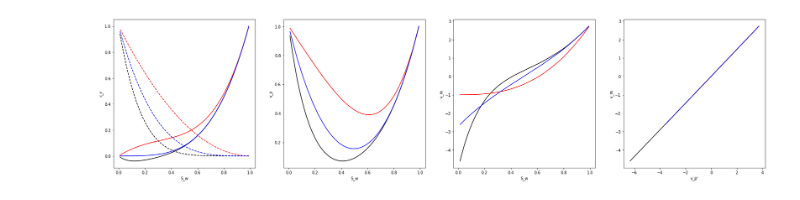
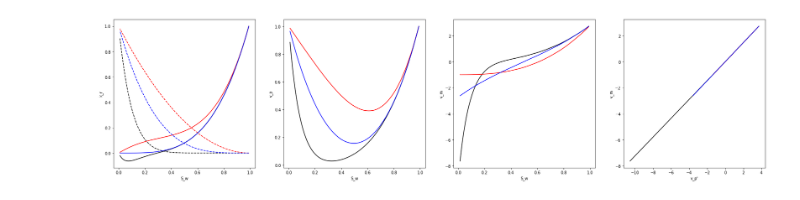
Before and after one commit to thomaram/Co-moving-velocity, a Jupyter notebook: solve_kr_plot.ipynb, the cells around one changed output. Cells and saved outputs as stored; diff of their text form; code cells hidden in the pictures.

```diff
--- a/solve_kr_plot.ipynb
+++ b/solve_kr_plot.ipynb
@@ -6,63 +6,62 @@ from scipy.integrate import solve_ivp
 import matplotlib.pyplot as plt
 
 
-
 kr_w0 = np.array([1]) # End-point kr_w and initial value
 kr_w02 = np.array([1]) # End-point kr_w and initial value
 kr_w03 = np.array([1]) # End-point kr_w and initial value
 
 
 b = 0.73 # n_b = 3.7 is the corresponding exp for symmetric Corey curves with a = 0.
-kr_n0 = 1 # End-point relperm
+kr_n0 = 1.0 # End-point relperm
 M = 1.0 # Visc match
 
-
-n_o1 = 6.0
+n_o1 = 10.0
 a1 = -0.0
-
 n_o2 = 2.0
 a2 = -0.0  # TR: Assume this is symmetric around 0: a > 0 if n_o < n_b
-
 n_o3 = 3.71
 a3 = -0.0
 
+## Corey fuctions
+def krn_Corey(kr_n0, n_o, sw): return kr_n0 * (1 - sw)**n_o
+def dkrn_Corey(kr_n0, n_o, sw): return -kr_n0 * n_o * (1 - sw)**(n_o - 1)
 
+dkr_w1 = lambda sw, kr_w: 1/(1-b) * (kr_w/sw +
+                                     b*M*dkrn_Corey(kr_n0, n_o1, sw) -
+                                     (M*dkrn_Corey(kr_n0, n_o1, sw) +
+                                      M*krn_Corey(kr_n0, n_o1, sw)/(1-sw)) + a1)
 
+dkr_w2 = lambda sw, kr_w: 1/(1-b) * (kr_w/sw +
+                                     b*M*dkrn_Corey(kr_n0, n_o2, sw) -
+                                     (M*dkrn_Corey(kr_n0, n_o2, sw) +
+                                      M*krn_Corey(kr_n0, n_o2, sw)/(1-sw)) + a2)
 
-
-f  = lambda sw, k_rw : 1/(1-b) * (k_rw/sw + (b*(-1)*kr_n0*n_o1
-                                            - (kr_n0*(n_o1-1)*(-1)))*(1.0 - sw)**(n_o1-1) + a1)
-
-f2 = lambda sw, k_rw : 1/(1-b) * (k_rw/sw + (b*(-1)*kr_n0*n_o2
-                                            - (kr_n0*(n_o2-1)*(-1)))*(1.0 - sw)**(n_o2-1) + a2)
-
-f3 = lambda sw, k_rw : 1/(1-b) * (k_rw/sw + (b*(-1)*kr_n0*n_o3
-                                            - (kr_n0*(n_o3-1)*(-1)))*(1.0 - sw)**(n_o3-1) + a3)
-
+dkr_w3 = lambda sw, kr_w: 1/(1-b) * (kr_w/sw + b*M*dkrn_Corey(kr_n0, n_o3, sw) -
+                                     (M*dkrn_Corey(kr_n0, n_o3, sw) +
+                                      M*krn_Corey(kr_n0, n_o3, sw)/(1-sw)) + a3)
 
 
 sw_span = (0.99, 0.01)
-
 sw_eval = np.linspace(0.99, 0.01, 200)
 
+sol1 = solve_ivp(dkr_w1, sw_span, kr_w0, t_eval=sw_eval)
+sol2 = solve_ivp(dkr_w2, sw_span, kr_w02, t_eval=sw_eval)
+sol3 = solve_ivp(dkr_w3, sw_span, kr_w03, t_eval=sw_eval)
 
-
-sol = solve_ivp(f, sw_span, kr_w0, t_eval=sw_eval)
-sol2 = solve_ivp(f2, sw_span, kr_w02, t_eval=sw_eval)
-sol3 = solve_ivp(f3, sw_span, kr_w03, t_eval=sw_eval)
-
-v_p1 = kr_n0*(1-sol.t)**(n_o1) + sol.y[0]
+v_p1 = kr_n0*(1-sol1.t)**(n_o1) + sol1.y[0]
 v_p2 = kr_n0*(1-sol2.t)**(n_o2) + sol2.y[0]
 v_p3 = kr_n0*(1-sol3.t)**(n_o3) + sol3.y[0]
 
-v_p1_diff = np.diff(v_p1) / np.diff(sol.t)
+v_p1_diff = np.diff(v_p1) / np.diff(sol1.t)
 v_p2_diff = np.diff(v_p2) / np.diff(sol2.t)
 v_p3_diff = np.diff(v_p3) / np.diff(sol3.t)
 
-v_m1 = (sol.t[:-1] * (np.diff(sol.y[0]/sol.t) / np.diff(sol.t)) +
-        (1-sol.t[:-1]) * (np.diff(kr_n0*(1-sol.t)**(n_o1) / (1-sol.t)) / np.diff(sol.t)))
+v_m1 = (sol1.t[:-1] * (np.diff(sol1.y[0]/sol1.t) / np.diff(sol1.t)) +
+        (1-sol1.t[:-1]) * (np.diff(kr_n0*(1-sol1.t)**(n_o1) / (1-sol1.t)) / np.diff(sol1.t)))
+
 v_m2 = (sol2.t[:-1] * (np.diff(sol2.y[0]/sol2.t) / np.diff(sol2.t)) +
         (1-sol2.t[:-1]) * (np.diff(kr_n0*(1-sol2.t)**(n_o2) / (1-sol2.t)) / np.diff(sol2.t)))
+
 v_m3 = (sol3.t[:-1] * (np.diff(sol3.y[0]/sol3.t) / np.diff(sol3.t)) +
         (1-sol3.t[:-1]) * (np.diff(kr_n0*(1-sol3.t)**(n_o3) / (1-sol3.t)) / np.diff(sol3.t)))
 
@@ -71,48 +70,39 @@ v_m3 = (sol3.t[:-1] * (np.diff(sol3.y[0]/sol3.t) / np.diff(sol3.t)) +
 plt.figure(figsize=(30,7))
 
 plt.subplot(141)
-plt.plot(sol.t, sol.y[0], 'k')
+plt.plot(sol1.t, sol1.y[0], 'k')
 plt.plot(sw_eval, kr_n0*(1-sw_eval)**n_o1, '--k')
-
 plt.plot(sol2.t, sol2.y[0], 'r')
 plt.plot(sw_eval, kr_n0*(1-sw_eval)**n_o2, '--r')
-
 plt.plot(sol3.t, sol3.y[0], 'b')
 plt.plot(sw_eval, kr_n0*(1-sw_eval)**n_o3, '--b')
-
-#plt.legend(['n_o = 5', 'n_o = 2', 'n_o = 3.71'])
 plt.ylabel("k_r")
 plt.xlabel("S_w")
 
 
 plt.subplot(142)
-
-plt.plot(sol.t, v_p1, color='k')
+plt.plot(sol1.t, v_p1, color='k')
 plt.plot(sol2.t, v_p2, color='r')
-plt.plot(sol3.t, v_p3, 'b')
-
+plt.plot(sol3.t, v_p3, color='b')
 plt.ylabel("v_p")
 plt.xlabel("S_w")
 
 
 plt.subplot(143)
-plt.plot(sol.t[:-1], v_m1, color='k')
+plt.plot(sol1.t[:-1], v_m1, color='k')
 plt.plot(sol2.t[:-1], v_m2, color='r')
-plt.plot(sol3.t[:-1], v_m3, 'b')
-
+plt.plot(sol3.t[:-1], v_m3, color='b')
 plt.ylabel("v_m")
 plt.xlabel("S_w")
 
 
 plt.subplot(144)
 plt.plot(v_p1_diff, v_m1, color='k')
 plt.plot(v_p2_diff, v_m2, color='r')
-plt.plot(v_p3_diff, v_m3, 'b')
-
+plt.plot(v_p3_diff, v_m3, color='b')
 plt.ylabel("v_m")
 plt.xlabel("v_p'")
 
-
 plt.show()
 # %% [output]
-[figure, old version]
+[figure, new version]
```
